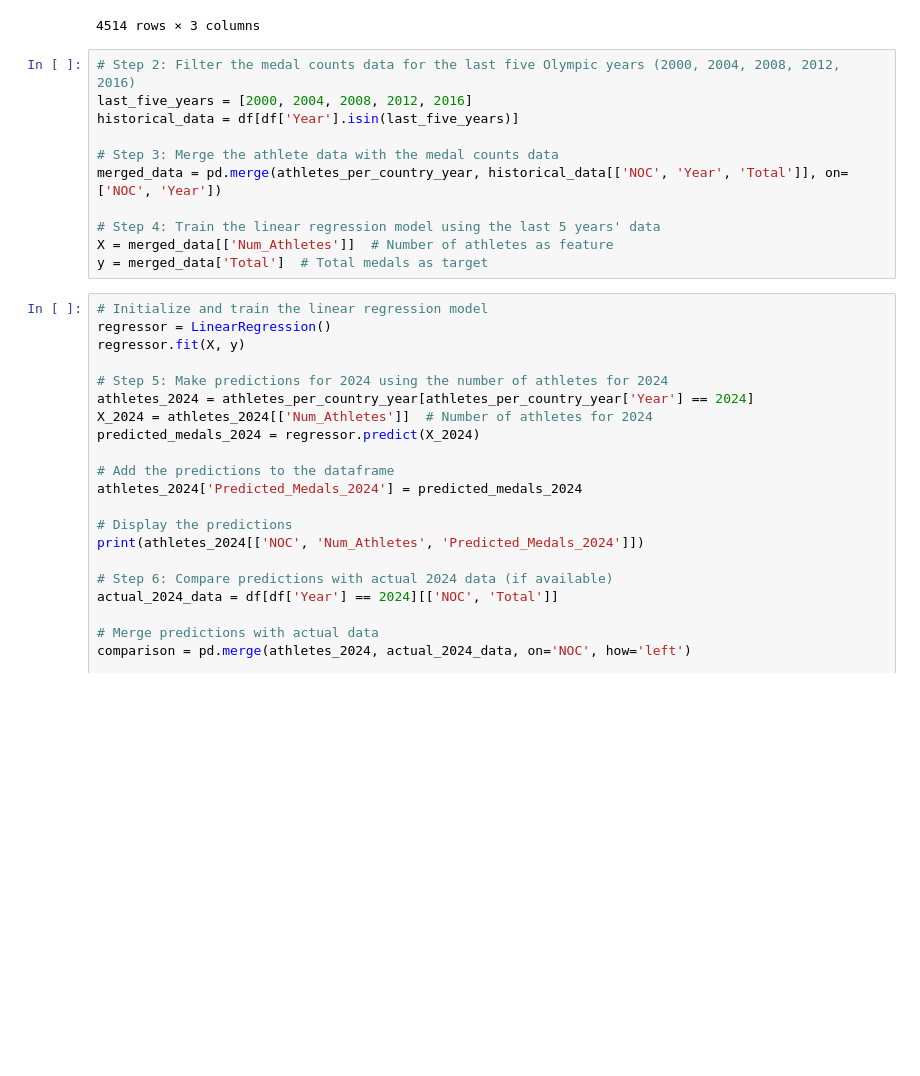
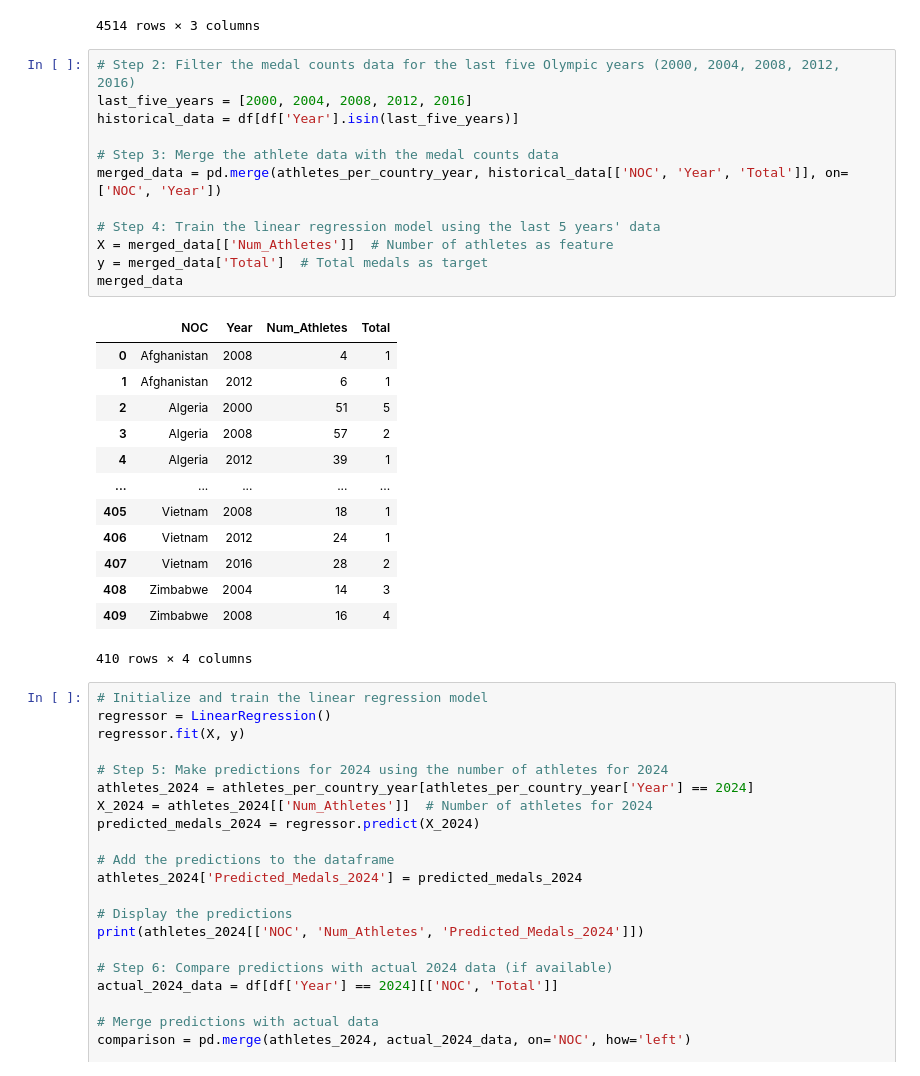
Before and after one commit to Ocuil7/MCM2025, a Jupyter notebook: Explore.ipynb, the cells around one changed output. Drawn from its saved outputs; the diff is of its cells as text; blank space fills up the shorter version.

```diff
--- a/Explore.ipynb
+++ b/Explore.ipynb
@@ -174,14 +176,29 @@ athletes_per_country_year
 # %%
 # Step 2: Filter the medal counts data for the last five Olympic years (2000, 2004, 2008, 2012, 2016)
 last_five_years = [2000, 2004, 2008, 2012, 2016]
 historical_data = df[df['Year'].isin(last_five_years)]
 
 # Step 3: Merge the athlete data with the medal counts data
 merged_data = pd.merge(athletes_per_country_year, historical_data[['NOC', 'Year', 'Total']], on=['NOC', 'Year'])
 
 # Step 4: Train the linear regression model using the last 5 years' data
 X = merged_data[['Num_Athletes']]  # Number of athletes as feature
 y = merged_data['Total']  # Total medals as target
+merged_data
+# %% [output]
+|  | NOC | Year | Num_Athletes | Total |
+| 0 | Afghanistan | 2008 | 4 | 1 |
+| 1 | Afghanistan | 2012 | 6 | 1 |
+| 2 | Algeria | 2000 | 51 | 5 |
+| 3 | Algeria | 2008 | 57 | 2 |
+| 4 | Algeria | 2012 | 39 | 1 |
+| ... | ... | ... | ... | ... |
+| 405 | Vietnam | 2008 | 18 | 1 |
+| 406 | Vietnam | 2012 | 24 | 1 |
+| 407 | Vietnam | 2016 | 28 | 2 |
+| 408 | Zimbabwe | 2004 | 14 | 3 |
+| 409 | Zimbabwe | 2008 | 16 | 4 |
+410 rows × 4 columns
 # %%
 # Initialize and train the linear regression model
 regressor = LinearRegression()
```
Also changed, not shown: parts of 2 cells of this notebook.
